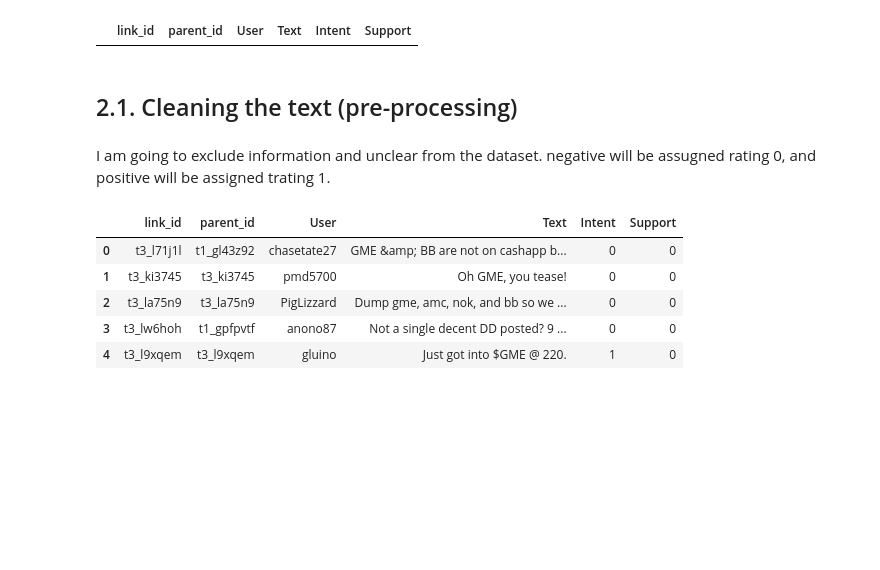
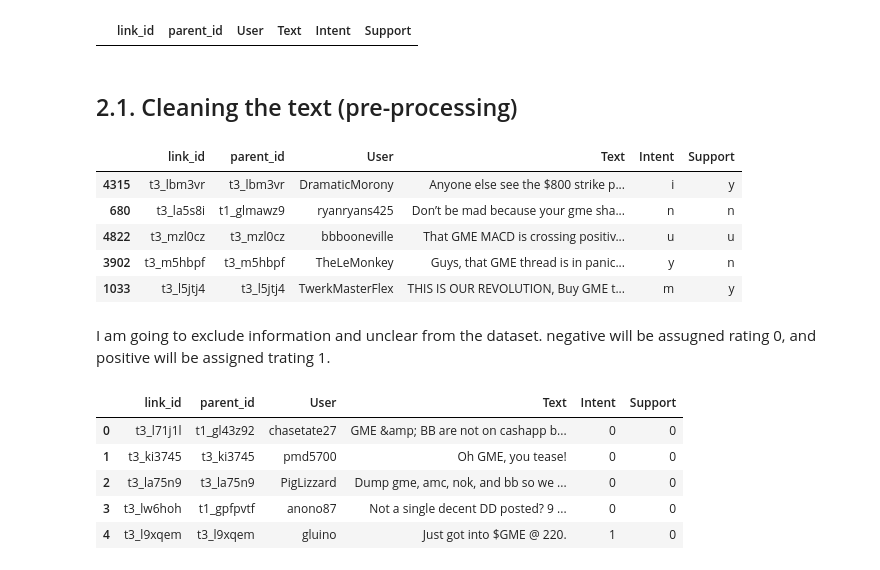
Before and after one commit to lusavkaedu/wallstreetbets, a Jupyter notebook: notebooks/DRAFT_labelled_model.ipynb, the cells around one changed output. Saved outputs shown, nothing was run; the diff lists cells and outputs as text; code cells hidden in the pictures; blank space fills up the shorter version.

```diff
--- a/notebooks/DRAFT_labelled_model.ipynb
+++ b/notebooks/DRAFT_labelled_model.ipynb
@@ -112,3 +135,12 @@ df[ df['Text'].isna() ]
+# %%
+df.sample(5)
+# %% [output]
+|  | link_id | parent_id | User | Text | Intent | Support |
+| 4315 | t3_lbm3vr | t3_lbm3vr | DramaticMorony | Anyone else see the $800 strike p... | i | y |
+| 680 | t3_la5s8i | t1_glmawz9 | ryanryans425 | Don’t be mad because your gme sha... | n | n |
+| 4822 | t3_mzl0cz | t3_mzl0cz | bbbooneville | That GME MACD is crossing positiv... | u | u |
+| 3902 | t3_m5hbpf | t3_m5hbpf | TheLeMonkey | Guys, that GME thread is in panic... | y | n |
+| 1033 | t3_l5jtj4 | t3_l5jtj4 | TwerkMasterFlex | THIS IS OUR REVOLUTION, Buy GME t... | m | y |
 # %% [markdown]
 I am going to exclude information and unclear from the dataset. negative will be assugned rating 0, and positive will be assigned trating 1.
 # %%
```
Also changed, not shown: parts of 37 cells of this notebook.
